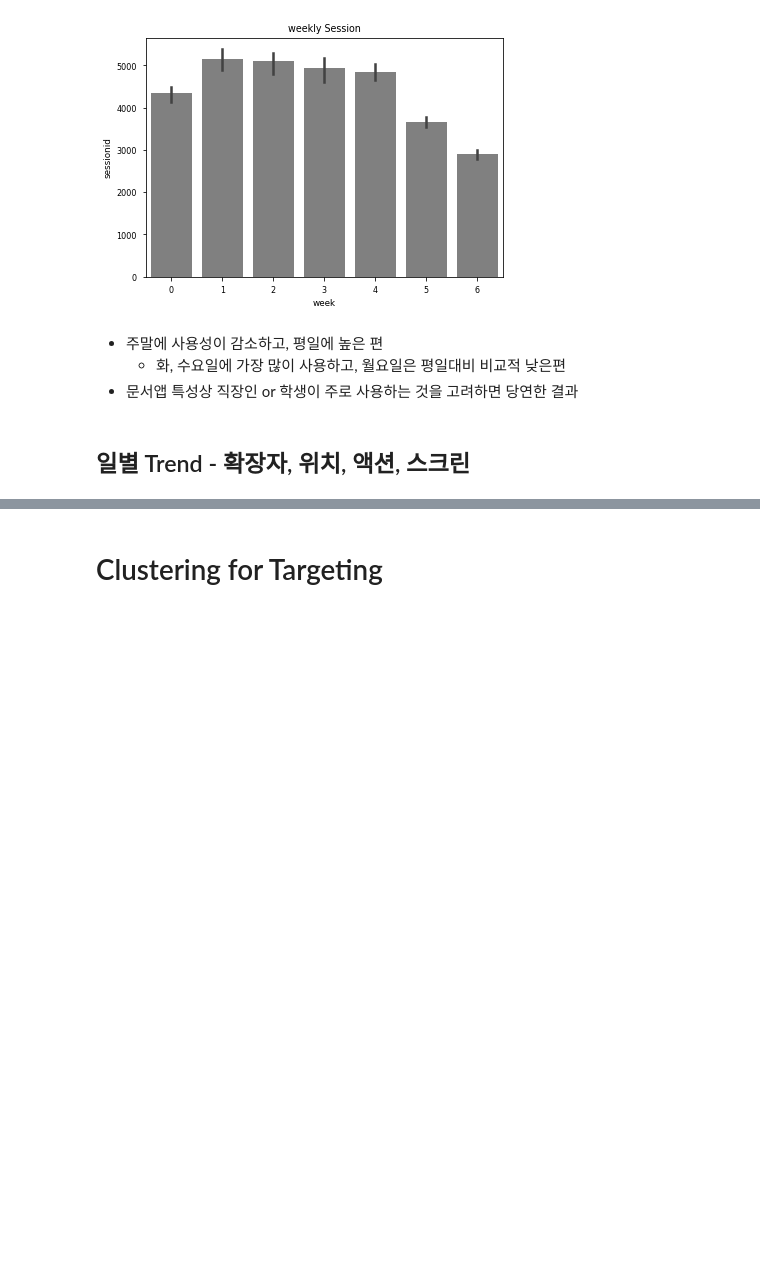
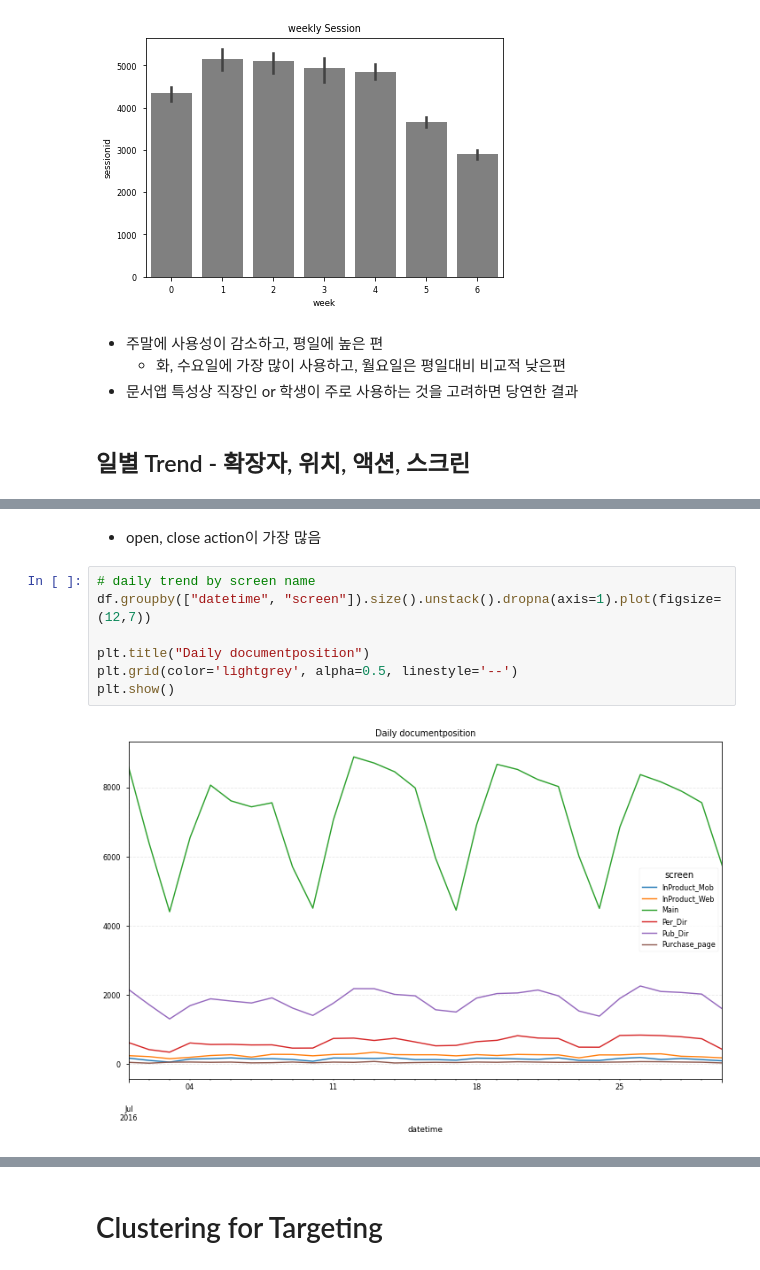
Before and after one commit to soojeong-DA/Data-Analysis_study, a Jupyter notebook: 유저 Funnel 분석을 통한 이탈 구간 개선/Funnel_Analysis.ipynb, the cells around one changed output, grey strips where cells are left out. Drawn from its saved outputs; the diff is of its cells as text; blank space fills up the shorter version.

```diff
--- a/유저 Funnel 분석을 통한 이탈 구간 개선/Funnel_Analysis.ipynb
+++ b/유저 Funnel 분석을 통한 이탈 구간 개선/Funnel_Analysis.ipynb
@@ -381,0 +417,11 @@ plt.show()
+# %% [markdown]
+- open, close action이 가장 많음
+# %%
+# daily trend by screen name
+df.groupby(["datetime", "screen"]).size().unstack().dropna(axis=1).plot(figsize=(12,7))
+
+plt.title("Daily documentposition")
+plt.grid(color='lightgrey', alpha=0.5, linestyle='--')
+plt.show()
+# %% [output]
+[figure, added]
```
Also changed, not shown: parts of 62 cells of this notebook, 1 other file.
